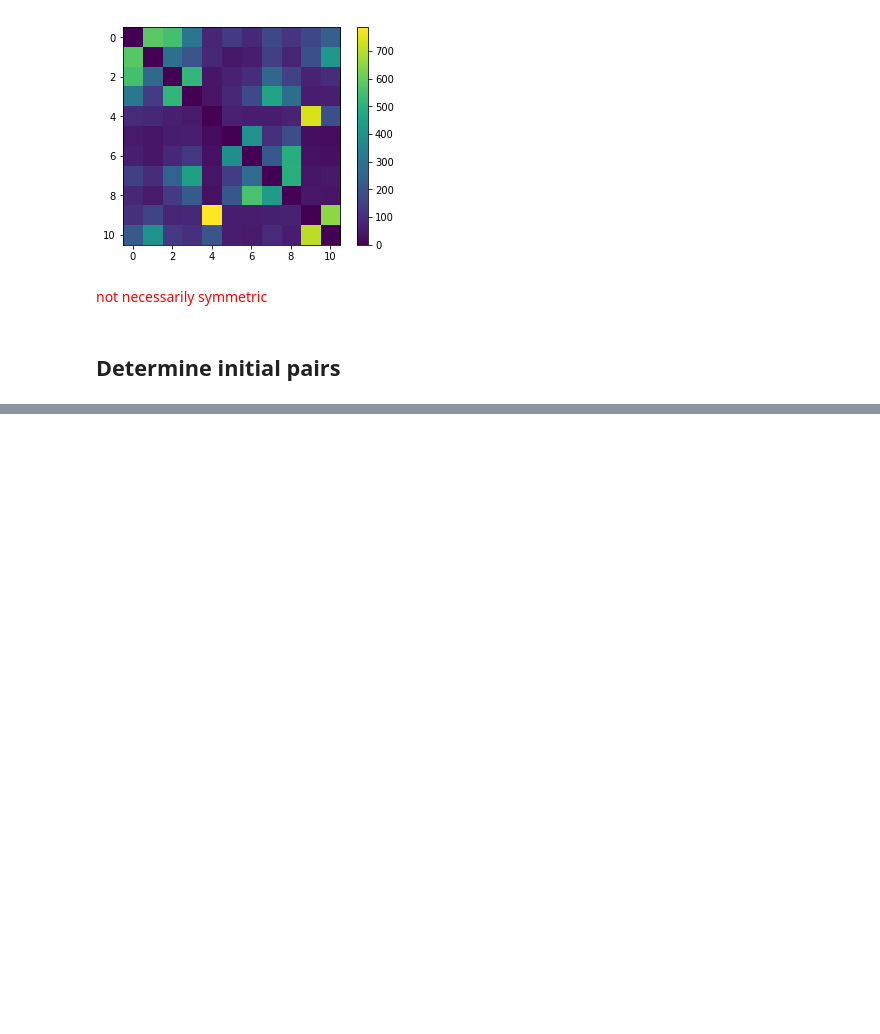
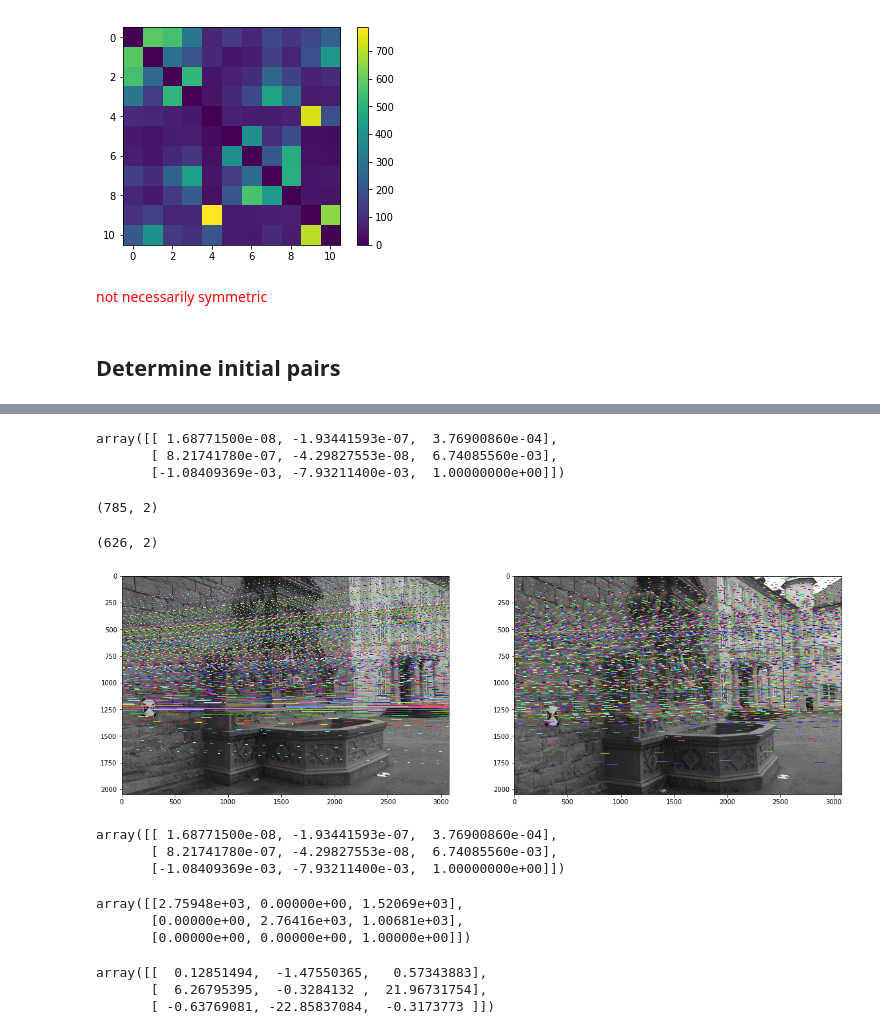
Before and after one commit to ShengyuH/PySFM, a Jupyter notebook: pave.ipynb, the cells around one changed output, grey strips where cells are left out. Saved outputs shown, nothing was run; the diff lists cells and outputs as text; code cells hidden in the pictures; blank space fills up the shorter version.

```diff
--- a/pave.ipynb
+++ b/pave.ipynb
@@ -183,0 +180,5 @@ for i in range(len(a)):
+# %%
+pts1,pts2=[],[]
+for ele in good_match:
+    pts1.append(keypoints[9][ele[0].queryIdx].pt)
+    pts2.append(keypoints[4][ele[0].trainIdx].pt)
@@ -183,0 +187,67 @@ for i in range(len(a)):
+# %%
+# compute F
+pts1=np.int32(pts1)
+pts2=np.int32(pts2)
+F, mask = cv.findFundamentalMat(pts1,pts2,cv.FM_RANSAC)
+# %%
+F
+# %% [output]
+array([[ 1.68771500e-08, -1.93441593e-07,  3.76900860e-04],
+       [ 8.21741780e-07, -4.29827553e-08,  6.74085560e-03],
+       [-1.08409369e-03, -7.93211400e-03,  1.00000000e+00]])
+# %%
+pts1.shape
+# %% [output]
+(785, 2)
+# %%
+# We select only inlier points
+pts1 = pts1[mask.ravel()==1]
+pts2 = pts2[mask.ravel()==1]
+# %%
+pts1.shape
+# %% [output]
+(626, 2)
+# %%
+def drawlines(img1,img2,lines,pts1,pts2):
+    ''' img1 - image on which we draw the epilines for the points in img2
+        lines - corresponding epilines '''
+    r,c = img1.shape
+    img1 = cv.cvtColor(img1,cv.COLOR_GRAY2BGR)
+    img2 = cv.cvtColor(img2,cv.COLOR_GRAY2BGR)
+    for r,pt1,pt2 in zip(lines,pts1,pts2):
+        color = tuple(np.random.randint(0,255,3).tolist())
+        x0,y0 = map(int, [0, -r[2]/r[1] ])
+        x1,y1 = map(int, [c, -(r[2]+r[0]*c)/r[1] ])
+        img1 = cv.line(img1, (x0,y0), (x1,y1), color,1)
+        img1 = cv.circle(img1,tuple(pt1),5,color,-1)
+        img2 = cv.circle(img2,tuple(pt2),5,color,-1)
+    return img1,img2
+# %%
+# Find epilines corresponding to points in right image (second image) and
+# drawing its lines on left image
+lines1 = cv.computeCorrespondEpilines(pts2.reshape(-1,1,2), 2,F)
+lines1 = lines1.reshape(-1,3)
+img5,img6 = drawlines(img1,img2,lines1,pts1,pts2)
+# Find epilines corresponding to points in left image (first image) and
+# drawing its lines on right image
+lines2 = cv.computeCorrespondEpilines(pts1.reshape(-1,1,2), 1,F)
+lines2 = lines2.reshape(-1,3)
+img3,img4 = drawlines(img2,img1,lines2,pts2,pts1)
+plt.figure(figsize=(20,10))
+plt.subplot(121),plt.imshow(img5)
+plt.subplot(122),plt.imshow(img3)
+plt.show()
+# %% [output]
+[figure, added]
+# %%
+F
+# %% [output]
+array([[ 1.68771500e-08, -1.93441593e-07,  3.76900860e-04],
+       [ 8.21741780e-07, -4.29827553e-08,  6.74085560e-03],
+       [-1.08409369e-03, -7.93211400e-03,  1.00000000e+00]])
+# %%
+K
+# %% [output]
+array([[2.75948e+03, 0.00000e+00, 1.52069e+03],
+       [0.00000e+00, 2.76416e+03, 1.00681e+03],
+       [0.00000e+00, 0.00000e+00, 1.00000e+00]])
@@ -183,0 +257,6 @@ for i in range(len(a)):
+# %%
+E
+# %% [output]
+array([[  0.12851494,  -1.47550365,   0.57343883],
+       [  6.26795395,  -0.3284132 ,  21.96731754],
+       [ -0.63769081, -22.85837084,  -0.3173773 ]])
```
Also changed, not shown: parts of 16 cells of this notebook, 2 other files.
